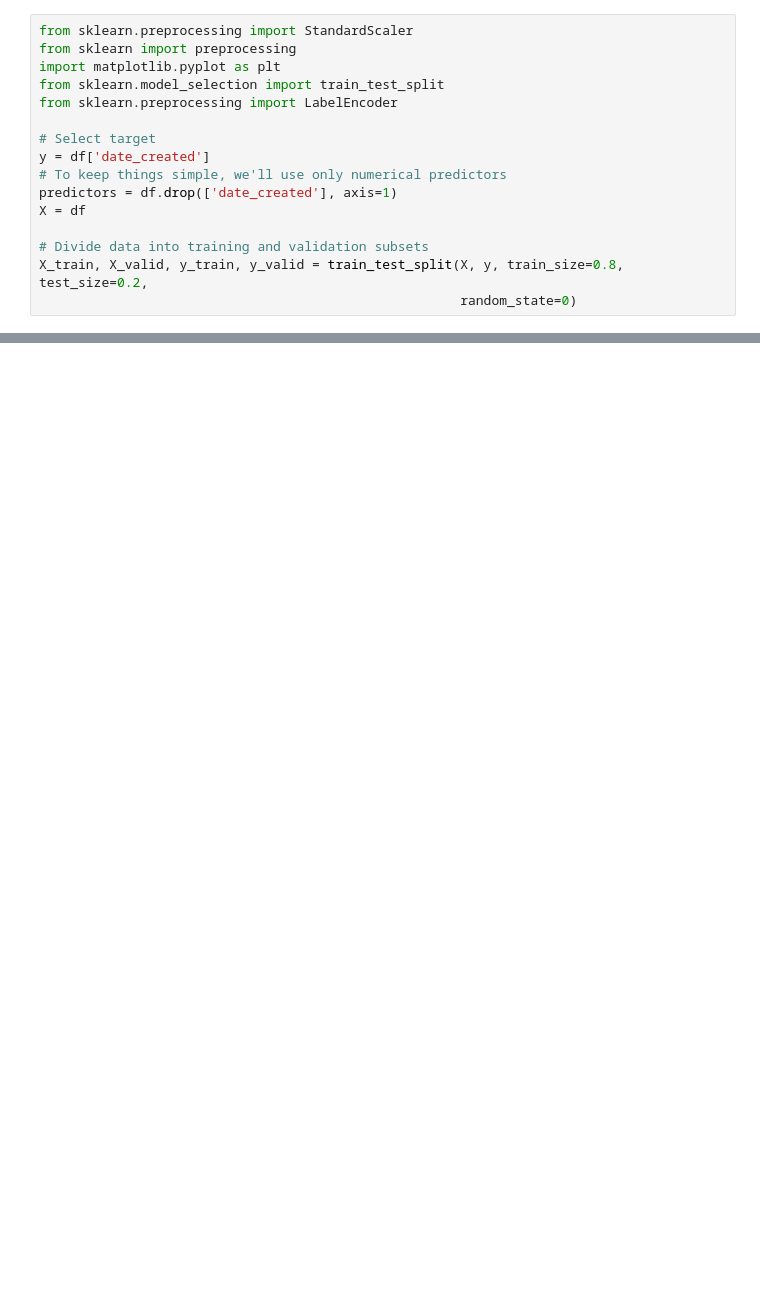
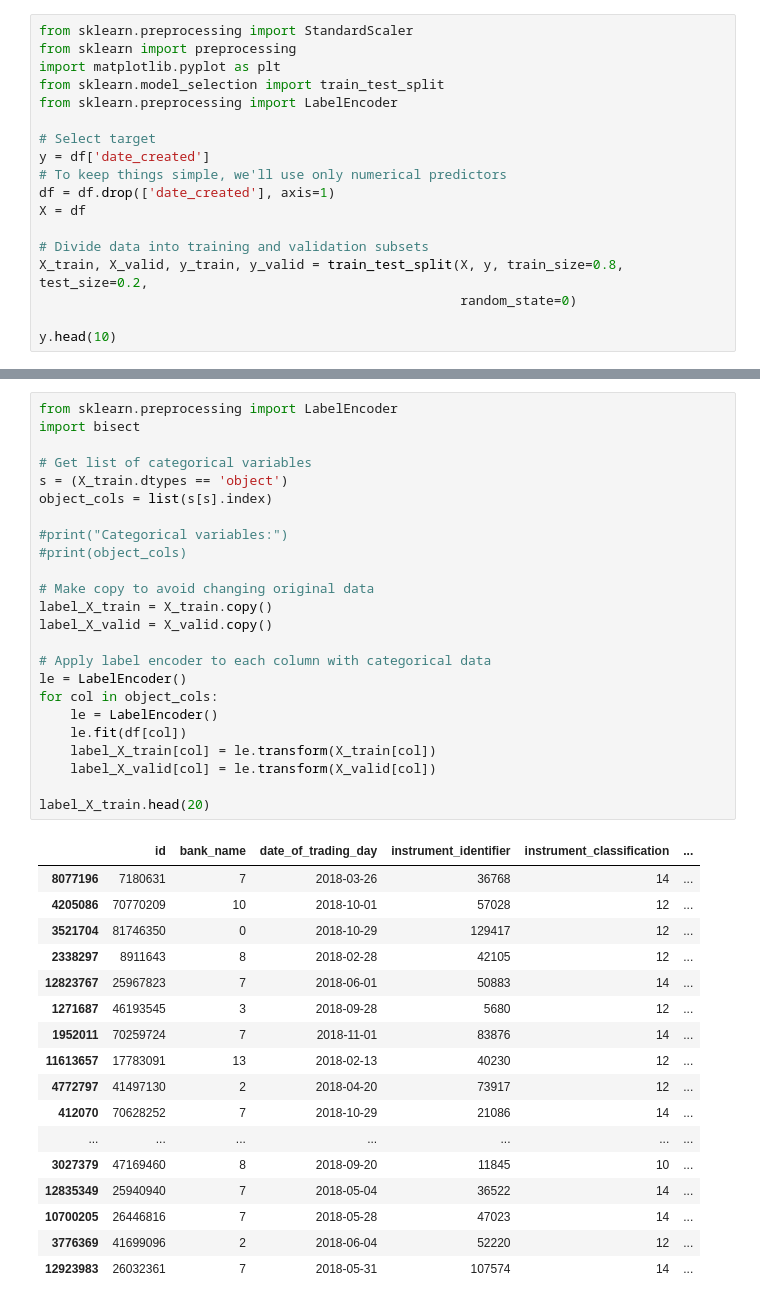
Before and after one commit to Inald/newNWM-Intern-Project-2020, a Jupyter notebook: projectLatest.ipynb, the cells around one changed output, grey strips where cells are left out. Cells and saved outputs as stored; diff of their text form; blank space fills up the shorter version.

Commit message:
Fixed the label encoding issue

```diff
--- a/projectLatest.ipynb
+++ b/projectLatest.ipynb
@@ -38,9 +61,11 @@ from sklearn.preprocessing import LabelEncoder
 # Select target
 y = df['date_created']
 # To keep things simple, we'll use only numerical predictors
-predictors = df.drop(['date_created'], axis=1)
+df = df.drop(['date_created'], axis=1)
 X = df
 
 # Divide data into training and validation subsets
 X_train, X_valid, y_train, y_valid = train_test_split(X, y, train_size=0.8, test_size=0.2,
                                                       random_state=0)
+
+y.head(10)
@@ -46,0 +84,42 @@ X_train, X_valid, y_train, y_valid = train_test_split(X, y, train_size=0.8, test
+# %%
+from sklearn.preprocessing import LabelEncoder
+import bisect
+
+# Get list of categorical variables
+s = (X_train.dtypes == 'object')
+object_cols = list(s[s].index)
+
+#print("Categorical variables:")
+#print(object_cols)
+
+# Make copy to avoid changing original data
+label_X_train = X_train.copy()
+label_X_valid = X_valid.copy()
+
+# Apply label encoder to each column with categorical data
+le = LabelEncoder()
+for col in object_cols:
+    le = LabelEncoder()
+    le.fit(df[col])
+    label_X_train[col] = le.transform(X_train[col])
+    label_X_valid[col] = le.transform(X_valid[col])
+
+label_X_train.head(20)
+# %% [output]
+|  | id | bank_name | date_of_trading_day | instrument_identifier | instrument_classification | ... |
+| 8077196 | 7180631 | 7 | 2018-03-26 | 36768 | 14 | ... |
+| 4205086 | 70770209 | 10 | 2018-10-01 | 57028 | 12 | ... |
+| 3521704 | 81746350 | 0 | 2018-10-29 | 129417 | 12 | ... |
+| 2338297 | 8911643 | 8 | 2018-02-28 | 42105 | 12 | ... |
+| 12823767 | 25967823 | 7 | 2018-06-01 | 50883 | 14 | ... |
+| 1271687 | 46193545 | 3 | 2018-09-28 | 5680 | 12 | ... |
+| 1952011 | 70259724 | 7 | 2018-11-01 | 83876 | 14 | ... |
+| 11613657 | 17783091 | 13 | 2018-02-13 | 40230 | 12 | ... |
+| 4772797 | 41497130 | 2 | 2018-04-20 | 73917 | 12 | ... |
+| 412070 | 70628252 | 7 | 2018-10-29 | 21086 | 14 | ... |
+| ... | ... | ... | ... | ... | ... | ... |
+| 3027379 | 47169460 | 8 | 2018-09-20 | 11845 | 10 | ... |
+| 12835349 | 25940940 | 7 | 2018-05-04 | 36522 | 14 | ... |
+| 10700205 | 26446816 | 7 | 2018-05-28 | 47023 | 14 | ... |
+| 3776369 | 41699096 | 2 | 2018-06-04 | 52220 | 12 | ... |
+| 12923983 | 26032361 | 7 | 2018-05-31 | 107574 | 14 | ... |
```
Also changed, not shown: parts of 6 cells of this notebook.
